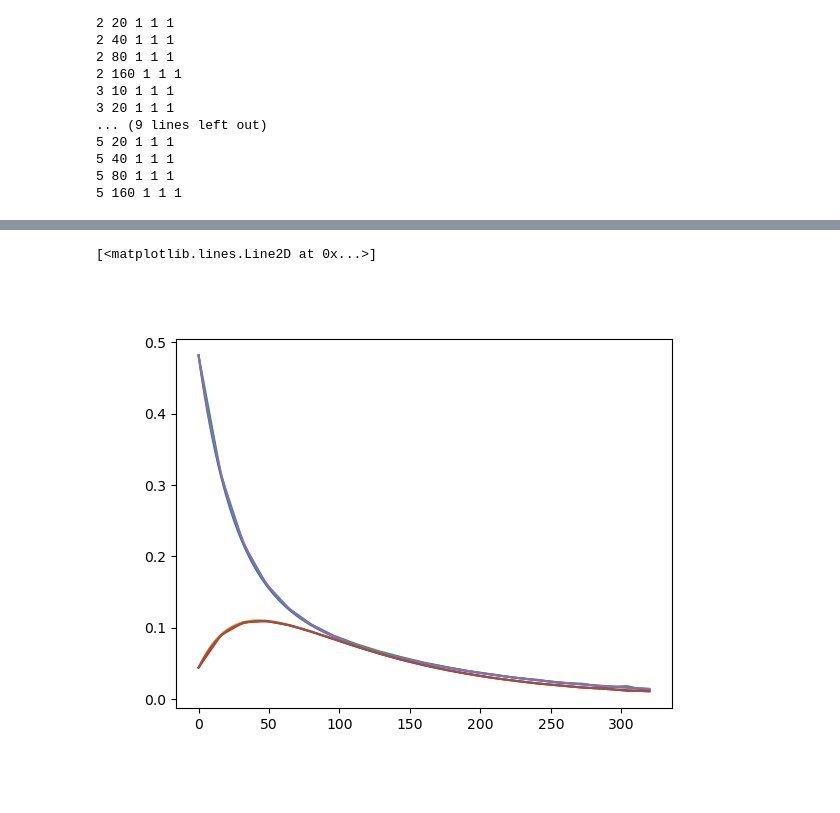
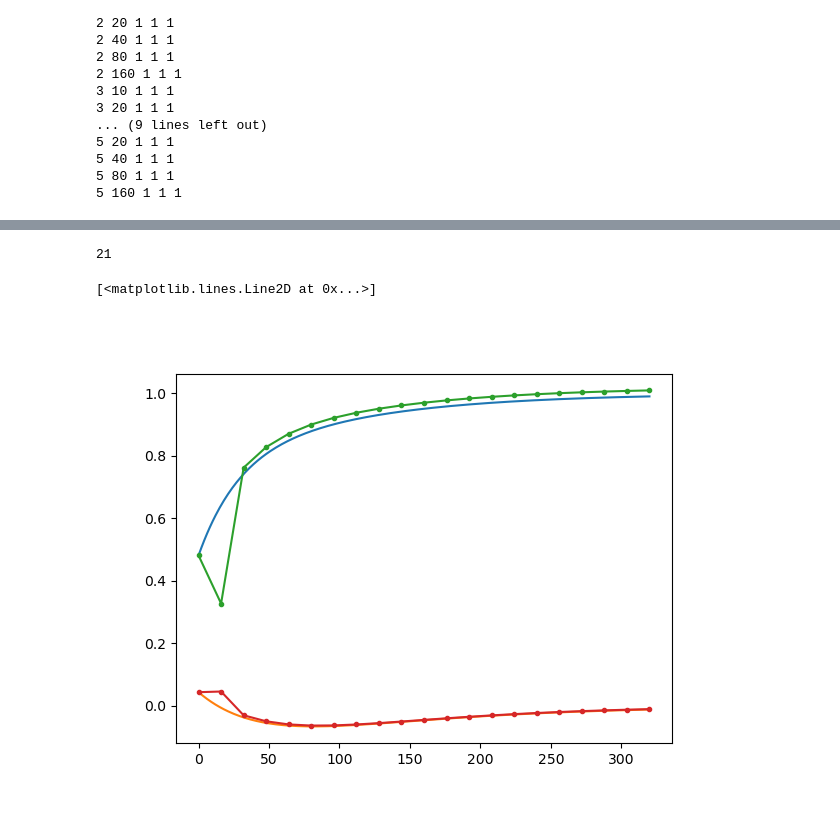
Before and after one commit to KBE-hodlr/H-NESSi, a Jupyter notebook: Nonint_diss_example/Read_Plot_G.ipynb, the cells around one changed output, grey strips where cells are left out. Cells and saved outputs as stored; diff of their text form; code cells hidden in the pictures.

Commit message:
playing with dissipative start up routine for less comp.  Still buggy

```diff
--- a/Nonint_diss_example/Read_Plot_G.ipynb
+++ b/Nonint_diss_example/Read_Plot_G.ipynb
@@ -253,7 +253,7 @@ def compute_exact_GL(h_o, mu, h, tmax, xi, rho_t):
 
     return G_lesser
 # %%
-inputfile = "/global/cfs/projectdirs/m5202/Thomas_nonint_diss_test/output.h5"
+inputfile = "/global/cfs/projectdirs/m5202/Thomas_nonint_diss_test/output_newlesstart.h5"
 
 len_k = 5
 len_h = 5
@@ -672,17 +643,21 @@ axes[3,1].loglog(hlist, GL_err_list[4,:,rv,1,1], "--", color = "C4")
 # %%
 plt.figure()
 
-plt.plot(rho_exact_list[4,0,1][:,0,0])
-plt.plot(rho_exact_list[4,0,1][:,0,1])
+Lb=1
+Gb=0
 
-data = RHO_list[4,0,1,0,1][:,0,0]
+plt.plot(rho_exact_list[4,Lb,Gb][:,0,0])
+plt.plot(rho_exact_list[4,Lb,Gb][:,0,1])
+
+k=0
+h=0
+rv=0
+data = RHO_list[k,h,rv,Lb,Gb]
 nt = data.shape[0]
-
-plt.plot(16*np.arange(nt),RHO_list[4,0,1,0,1][:,0,0])
-plt.plot(16*np.arange(nt),RHO_list[4,0,1,0,1][:,0,1])
-
-plt.plot(4*np.arange(4*nt-3),RHO_list_LouiStart[0,2,1,0,1][:,0,0])
-plt.plot(4*np.arange(4*nt-3),RHO_list_LouiStart[0,2,1,0,1][:,0,1])
+print(nt)
+plt.plot((2**(4-h))*np.arange(nt),data[:,0,0],".-")
+plt.plot((2**(4-h))*np.arange(nt),data[:,0,1],".-")
 # %% [output]
-[<matplotlib.lines.Line2D at 0x...>]
+21
+[<matplotlib.lines.Line2D at 0x...>]
-[figure, old version]
+[figure, new version]
```
Also changed, not shown: parts of 6 cells of this notebook, 4 other files.
